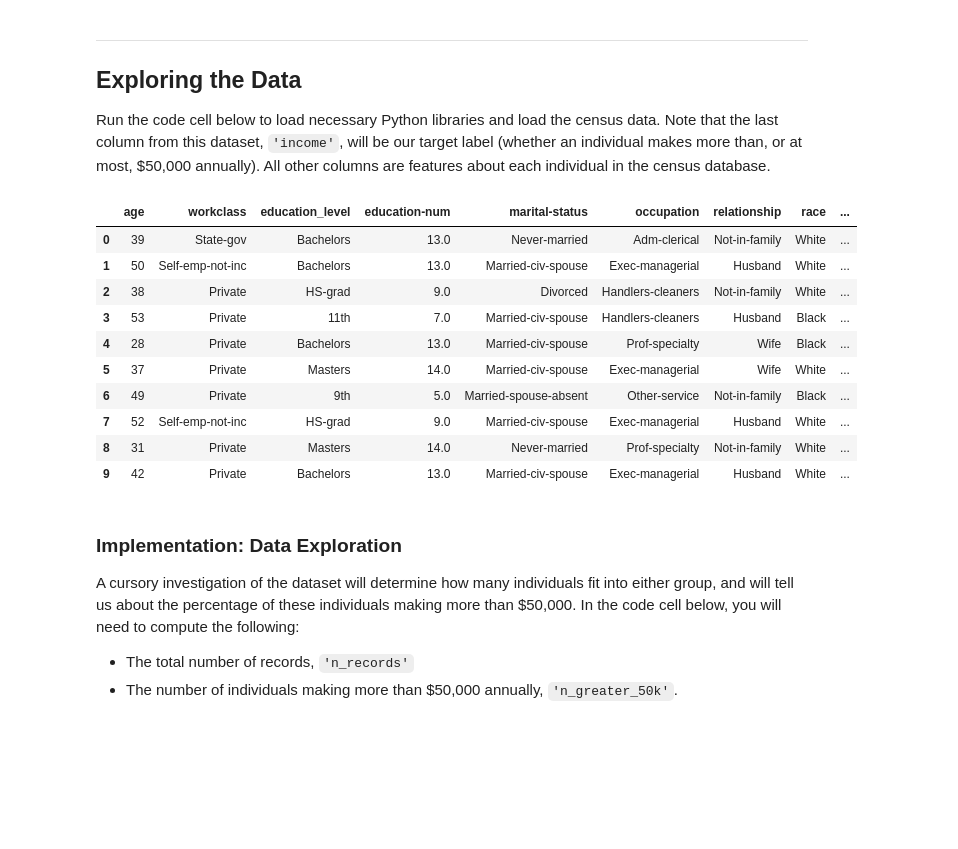
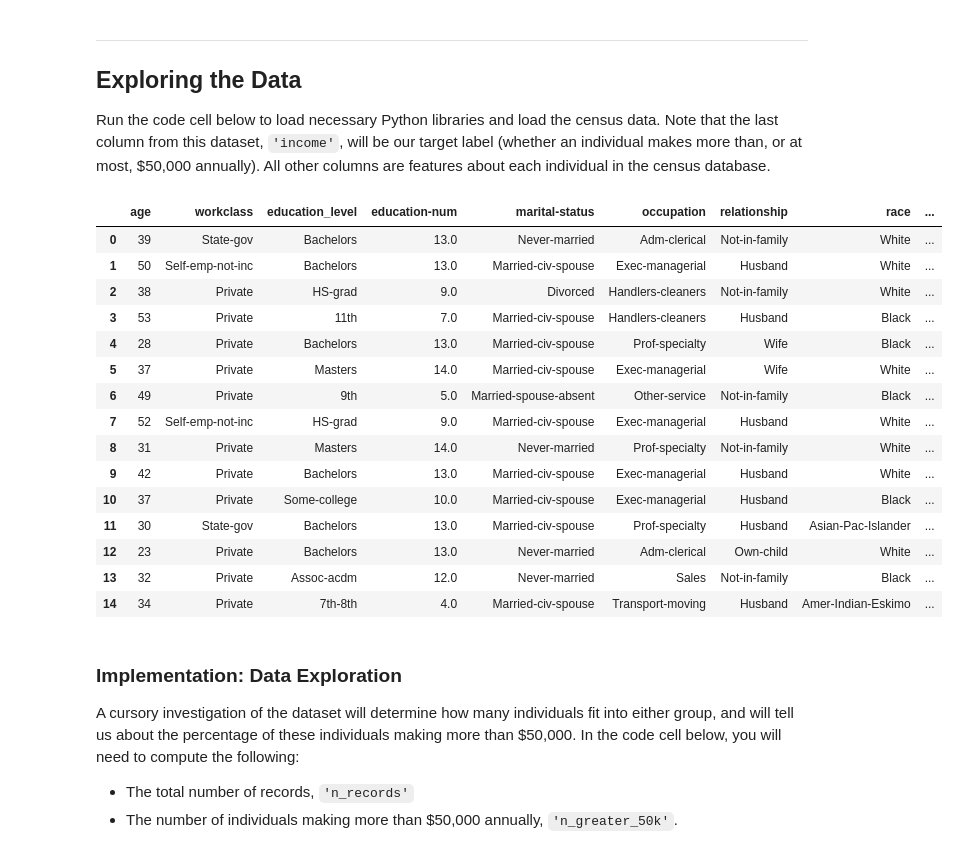
Before and after one commit to pavangururajan/udacity_projects, a Jupyter notebook: IntroToMachineLearning/finding_donors/finding_donors.ipynb, the cells around one changed output. Drawn from its saved outputs; the diff is of its cells as text; code cells hidden in the pictures; blank space fills up the shorter version.

```diff
--- a/IntroToMachineLearning/finding_donors/finding_donors.ipynb
+++ b/IntroToMachineLearning/finding_donors/finding_donors.ipynb
@@ -21,33 +21,38 @@ Run the code cell below to load necessary Python libraries and load the census d
 # %%
 # Import libraries necessary for this project
 import numpy as np
 import pandas as pd
 from time import time
 from IPython.display import display # Allows the use of display() for DataFrames
 
 # Import supplementary visualization code visuals.py
 import visuals as vs
 
 # Pretty display for notebooks
 %matplotlib inline
 
 # Load the Census dataset
 data = pd.read_csv("census.csv")
 
 # Success - Display the first record
-display(data.head(n=10))
+display(data.head(n=15))
 # %% [output]
 |  | age | workclass | education_level | education-num | marital-status | occupation | relationship | race | ... |
 | 0 | 39 | State-gov | Bachelors | 13.0 | Never-married | Adm-clerical | Not-in-family | White | ... |
 | 1 | 50 | Self-emp-not-inc | Bachelors | 13.0 | Married-civ-spouse | Exec-managerial | Husband | White | ... |
 | 2 | 38 | Private | HS-grad | 9.0 | Divorced | Handlers-cleaners | Not-in-family | White | ... |
 | 3 | 53 | Private | 11th | 7.0 | Married-civ-spouse | Handlers-cleaners | Husband | Black | ... |
 | 4 | 28 | Private | Bachelors | 13.0 | Married-civ-spouse | Prof-specialty | Wife | Black | ... |
 | 5 | 37 | Private | Masters | 14.0 | Married-civ-spouse | Exec-managerial | Wife | White | ... |
 | 6 | 49 | Private | 9th | 5.0 | Married-spouse-absent | Other-service | Not-in-family | Black | ... |
 | 7 | 52 | Self-emp-not-inc | HS-grad | 9.0 | Married-civ-spouse | Exec-managerial | Husband | White | ... |
 | 8 | 31 | Private | Masters | 14.0 | Never-married | Prof-specialty | Not-in-family | White | ... |
 | 9 | 42 | Private | Bachelors | 13.0 | Married-civ-spouse | Exec-managerial | Husband | White | ... |
+| 10 | 37 | Private | Some-college | 10.0 | Married-civ-spouse | Exec-managerial | Husband | Black | ... |
+| 11 | 30 | State-gov | Bachelors | 13.0 | Married-civ-spouse | Prof-specialty | Husband | Asian-Pac-Islander | ... |
+| 12 | 23 | Private | Bachelors | 13.0 | Never-married | Adm-clerical | Own-child | White | ... |
+| 13 | 32 | Private | Assoc-acdm | 12.0 | Never-married | Sales | Not-in-family | Black | ... |
+| 14 | 34 | Private | 7th-8th | 4.0 | Married-civ-spouse | Transport-moving | Husband | Amer-Indian-Eskimo | ... |
 # %% [markdown]
 ### Implementation: Data Exploration
 A cursory investigation of the dataset will determine how many individuals fit into either group, and will tell us about the percentage of these individuals making more than \$50,000. In the code cell below, you will need to compute the following:
```
Also changed, not shown: parts of 16 cells of this notebook, 1 other file.
